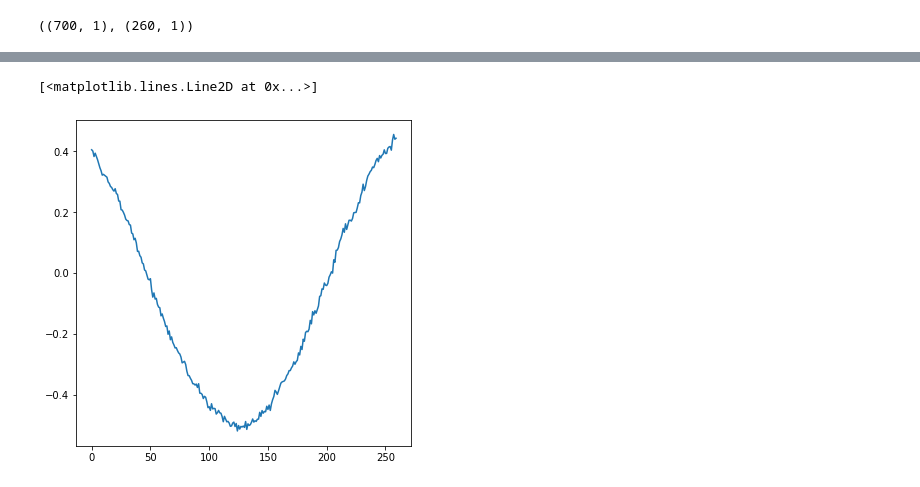
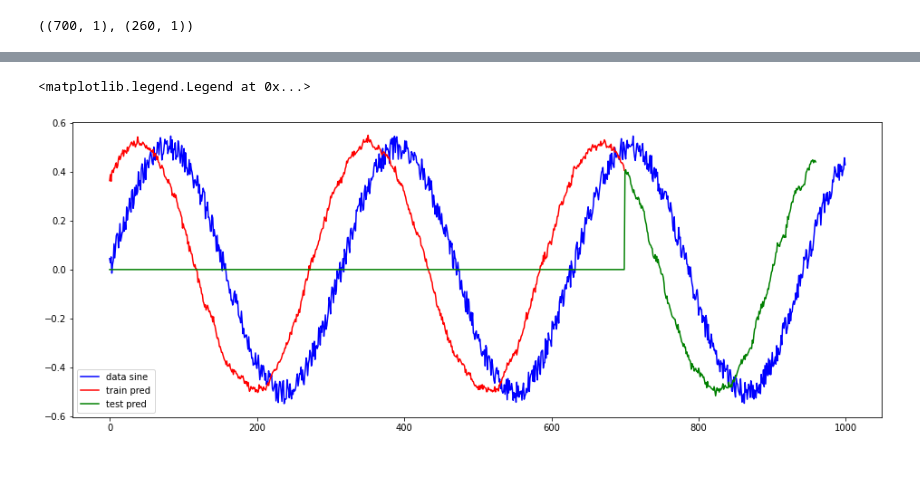
Before and after one commit to MaryamBoneh/DeepLearning-Course, a Jupyter notebook: RNN/Simple_RNN_Regressor.ipynb, the cells around one changed output, grey strips where cells are left out. Saved outputs shown, nothing was run; the diff lists cells and outputs as text; code cells hidden in the pictures.

Commit message:
fix output plot - not complete

```diff
--- a/RNN/Simple_RNN_Regressor.ipynb
+++ b/RNN/Simple_RNN_Regressor.ipynb
@@ -89,6 +83,14 @@ plt.plot(train_pred)
-# %%
-plt.figure(figsize=(6, 6))
-plt.plot(test_pred)
-# %% [output]
-[<matplotlib.lines.Line2D at 0x...>]
-[figure, removed]
+# %%
+# shift test data to the front
+len_test_pred = len(train_pred) + len(test_pred)
+temp_test_pred = np.empty((len_test_pred,1))
+temp_test_pred[len(train_pred):len_test_pred] = test_pred
+# %%
+plt.figure(figsize=(16, 6))
+plt.plot(data_sine, color='b', label='data sine')
+plt.plot(train_pred, color='r', label='train pred')
+plt.plot(temp_test_pred, color='g', label='test pred')
+plt.legend()
+# %% [output]
+<matplotlib.legend.Legend at 0x...>
+[figure, added]
```
Also changed, not shown: parts of 4 cells of this notebook.
